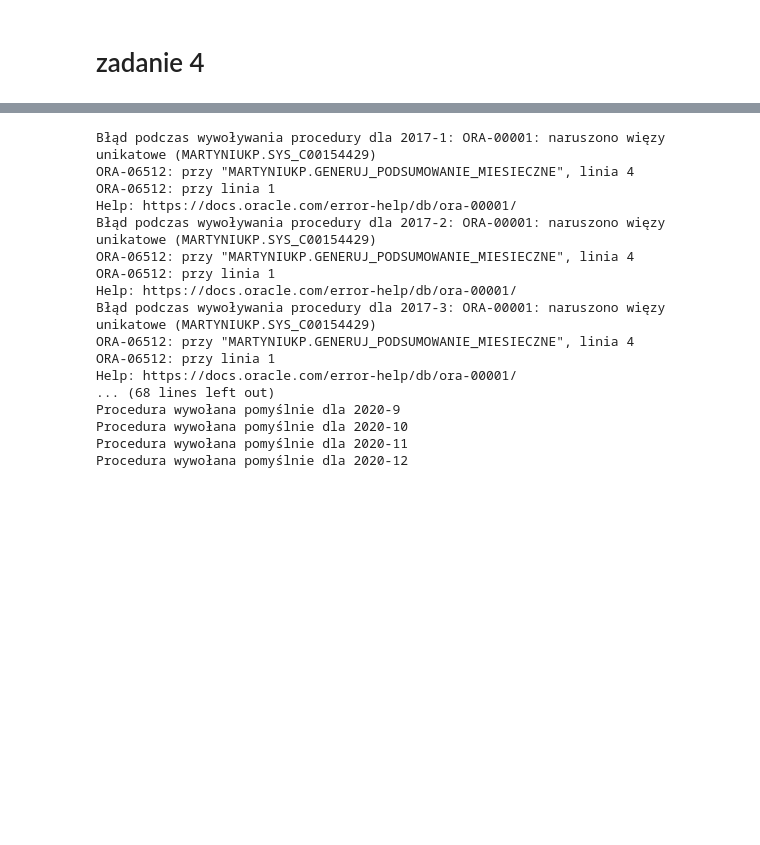
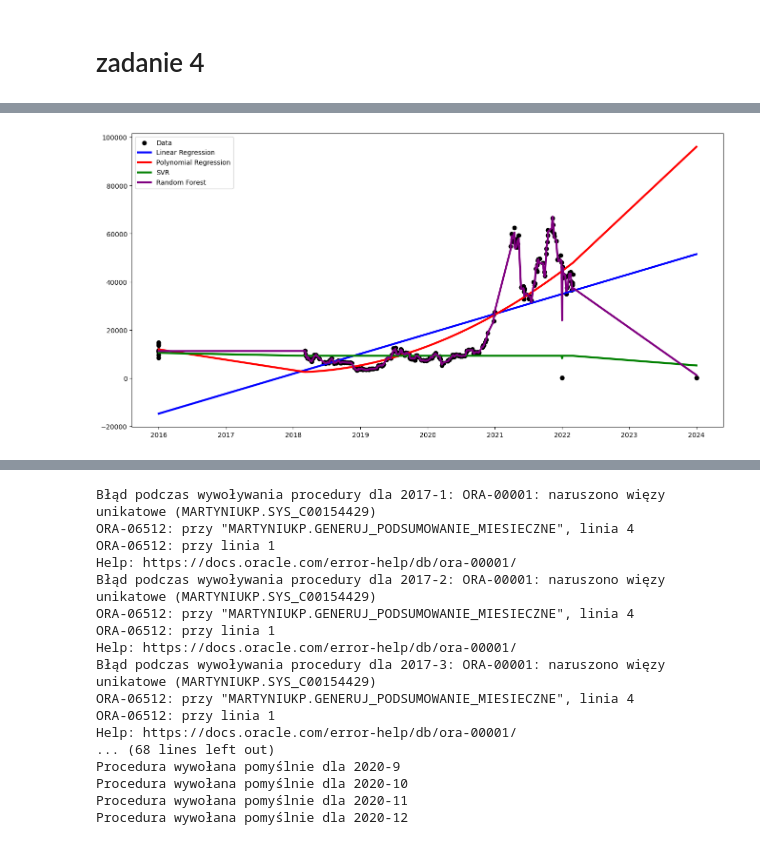
Before and after one commit to maxer9595/Projekt_BIZD_23, a Jupyter notebook: skrypt2.ipynb, the cells around one changed output, grey strips where cells are left out. Drawn from its saved outputs; the diff is of its cells as text; code cells hidden in the pictures; blank space fills up the shorter version.

```diff
--- a/skrypt2.ipynb
+++ b/skrypt2.ipynb
@@ -180,0 +181,100 @@ Hipoteza o równości średnich zostaje odrzucona.
+# %%
+from sklearn.model_selection import train_test_split
+from sklearn.linear_model import LinearRegression
+from sklearn.preprocessing import MinMaxScaler, PolynomialFeatures
+from datetime import datetime
+import numpy as np
+
+import pandas as pd
+import numpy as np
+from sklearn.model_selection import train_test_split
+from sklearn.linear_model import LinearRegression
+from sklearn.preprocessing import PolynomialFeatures
+from sklearn.svm import SVR
+from sklearn.ensemble import RandomForestRegressor
+from sklearn.metrics import mean_squared_error
+import matplotlib.pyplot as plt
+
+def create_dataset(dataset, time_step=1):
+    dataX, dataY = [], []
+    for i in range(len(dataset)-time_step-1):
+        a = dataset[i:(i+time_step), 0]
+        dataX.append(a)
+        dataY.append(dataset[i + time_step, 0])
+    return np.array(dataX), np.array(dataY)
+
+try:
+    cursor = cnn.cursor()
+
+    # fetch
+    select_data_query = "SELECT close, data FROM dane_finansowe"
+    cursor.execute(select_data_query)
+    data = pd.DataFrame(cursor.fetchall(), columns=['close', 'data'])
+    # konwersja daty
+    data['date'] = pd.to_datetime(data['data'])
+
+
+    data.sort_values(by='date', inplace=True)
+    data.set_index('date', inplace=True)
+
+    # Przygotowanie danych
+    X = data.index.values.astype(np.int64).reshape(-1, 1) // 10**9
+    y = data['close'].values
+
+    # Podział na zestawy treningowe i testowe
+    X_train, X_test, y_train, y_test = train_test_split(X, y, test_size=0.2, random_state=42)
+
+    # Regresja liniowa
+    model_lr = LinearRegression()
+    model_lr.fit(X_train, y_train)
+    y_pred_lr = model_lr.predict(X_test)
+
+    # Regresja wielomianowa
+    poly = PolynomialFeatures(degree=2)
+    X_train_poly = poly.fit_transform(X_train)
+    X_test_poly = poly.transform(X_test)
+
+    model_poly = LinearRegression()
+    model_poly.fit(X_train_poly, y_train)
+    y_pred_poly = model_poly.predict(X_test_poly)
+
+    # SVR
+    model_svr = SVR(kernel='rbf', C=1e3, gamma=0.1)
+    model_svr.fit(X_train, y_train)
+    y_pred_svr = model_svr.predict(X_test)
+
+    # Random Forest
+    model_rf = RandomForestRegressor(n_estimators=100)
+    model_rf.fit(X_train, y_train)
+    y_pred_rf = model_rf.predict(X_test)
+
+    # Convert timestamp back to datetime for plotting
+    X_test_dates = pd.to_datetime(X_test.flatten(), unit='s')
+
+    # Create a DataFrame for easier sorting
+    df = pd.DataFrame({
+        'date': X_test_dates,
+        'y_test': y_test,
+        'y_pred_lr': y_pred_lr,
+        'y_pred_poly': y_pred_poly,
+        'y_pred_svr': y_pred_svr,
+        'y_pred_rf': y_pred_rf
+    })
+
+    # Sort by date
+    df.sort_values('date', inplace=True)
+
+    # Wykresy
+    plt.figure(figsize=(16,8))
+    plt.scatter(df['date'], df['y_test'], color='black', label='Data')
+    plt.plot(df['date'], df['y_pred_lr'], color='blue', linewidth=3, label='Linear Regression')
+    plt.plot(df['date'], df['y_pred_poly'], color='red', linewidth=3, label='Polynomial Regression')
+    plt.plot(df['date'], df['y_pred_svr'], color='green', linewidth=3, label='SVR')
+    plt.plot(df['date'], df['y_pred_rf'], color='purple', linewidth=3, label='Random Forest')
+    plt.legend()
+    plt.show()
+
+finally:
+    cursor.close()
+# %% [output]
+[figure, added]
```
Also changed, not shown: parts of 8 cells of this notebook.
